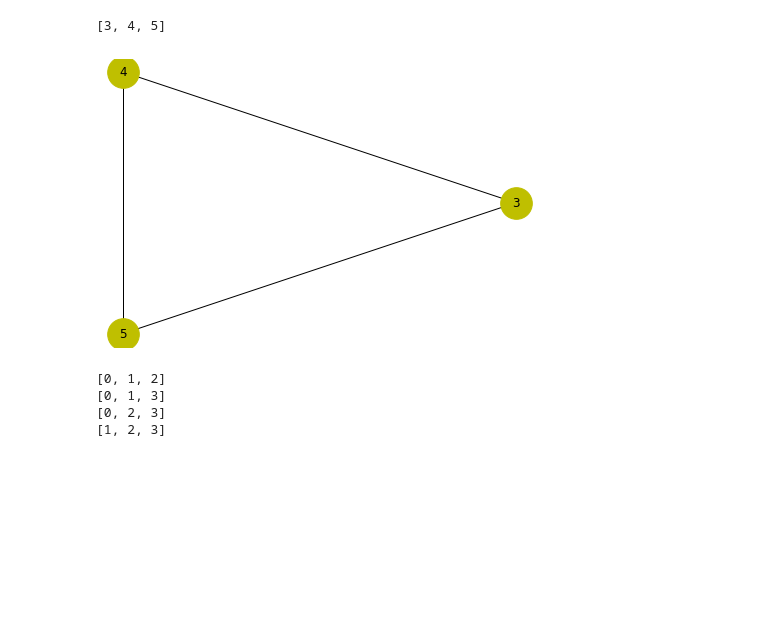
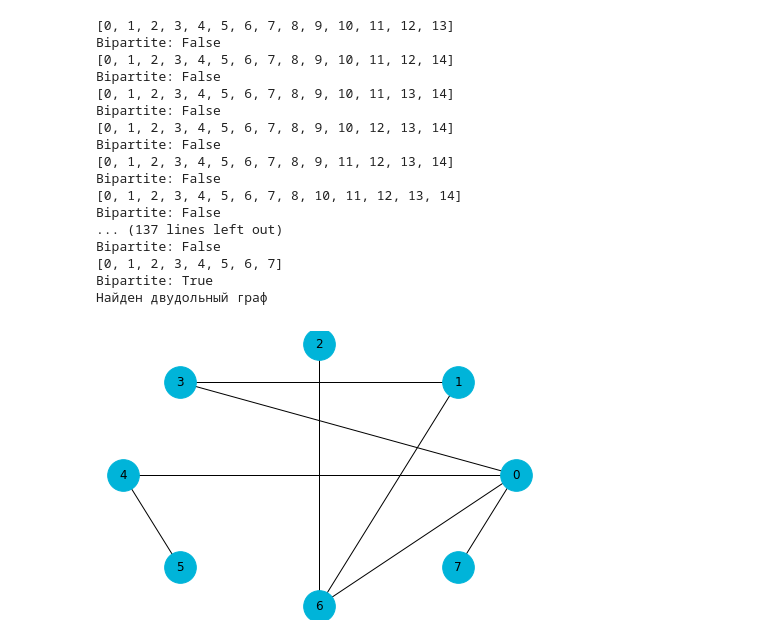
Before and after one commit to OlyaKotova/Graphs, a Jupyter notebook: diplom.ipynb, the cells around one changed output. Drawn from its saved outputs; the diff is of its cells as text; code cells hidden in the pictures; blank space fills up the shorter version.

Commit message:
Check Bipartite

```diff
--- a/diplom.ipynb
+++ b/diplom.ipynb
@@ -84,40 +140,36 @@ Oooopppss
-# %%
-sub = gr.subgraph([3, 4, 5])
-
-nx.draw_circular(sub,
-         node_color='y',
-         node_size=1000,
-         with_labels=True)
-
-list(sub)
-# %% [output]
-[3, 4, 5]
-[figure, removed]
-# %%
-def comb(n, k):
-
-    #Генерация сочетаний из n по k без повторений
-
-    d = list(range(0, k))
-    yield d
-
-    while True:
-        i = k - 1
-        while i >= 0 and d[i] + k - i + 1 > n:
-            i -= 1
-        if i < 0:
-            return
-
-        d[i] += 1
-        for j in range(i + 1, k):
-            d[j] = d[j - 1] + 1
-
-        yield d
-
-for c in comb(4, 3):
-    print(c)
-# %% [output]
-[0, 1, 2]
-[0, 1, 3]
-[0, 2, 3]
-[1, 2, 3]
+# %%
+sub = graph
+
+while not nx.is_bipartite(sub):
+    for c in comb(n, n-1):
+        sub = graph.subgraph(c)
+        print(list(sub))
+        #print(list(nx.dfs_tree(sub, source=list(sub)[0], depth_limit=2).edges()))
+        print("Bipartite:", nx.is_bipartite(sub))
+        if nx.is_bipartite(sub):
+            print("Найден двудольный граф")
+            nx.draw_circular(sub,
+                node_color="#00b4d9",
+                node_size=1000,
+                with_labels=True)
+            break
+    n -= 1
+# %% [output]
+[0, 1, 2, 3, 4, 5, 6, 7, 8, 9, 10, 11, 12, 13]
+Bipartite: False
+[0, 1, 2, 3, 4, 5, 6, 7, 8, 9, 10, 11, 12, 14]
+Bipartite: False
+[0, 1, 2, 3, 4, 5, 6, 7, 8, 9, 10, 11, 13, 14]
+Bipartite: False
+[0, 1, 2, 3, 4, 5, 6, 7, 8, 9, 10, 12, 13, 14]
+Bipartite: False
+[0, 1, 2, 3, 4, 5, 6, 7, 8, 9, 11, 12, 13, 14]
+Bipartite: False
+[0, 1, 2, 3, 4, 5, 6, 7, 8, 10, 11, 12, 13, 14]
+Bipartite: False
+... (137 lines left out)
+Bipartite: False
+[0, 1, 2, 3, 4, 5, 6, 7]
+Bipartite: True
+Найден двудольный граф
+[figure, added]
```
Also changed, not shown: parts of 14 cells of this notebook.
